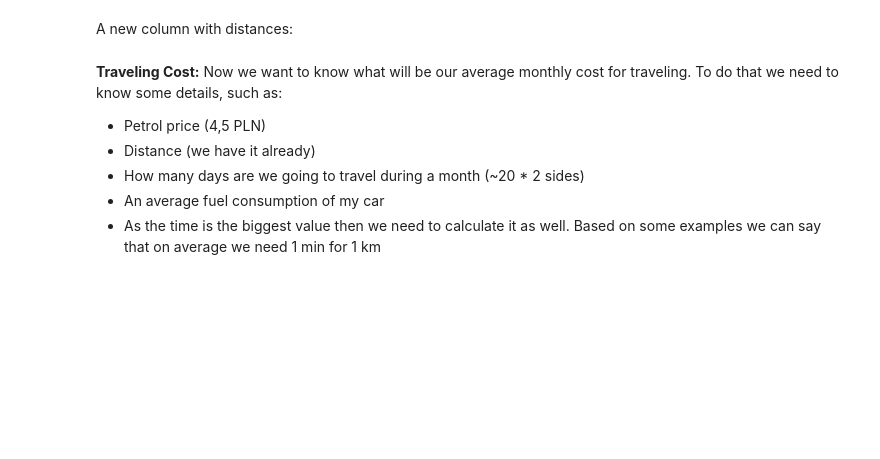
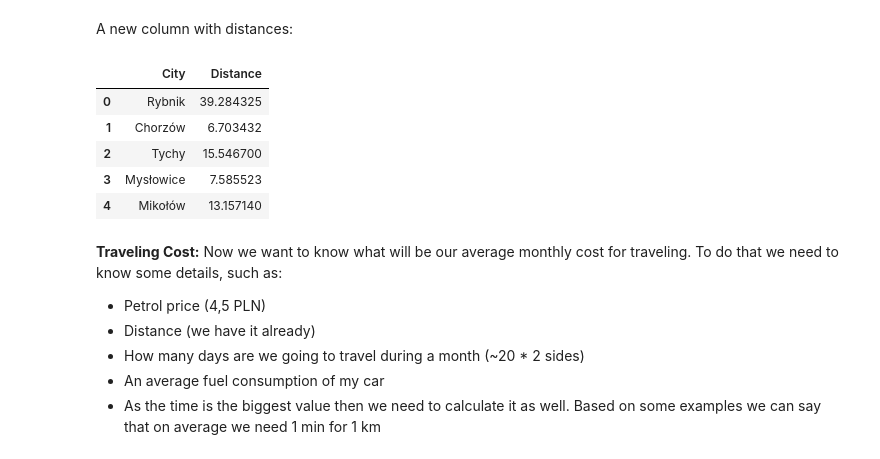
Before and after one commit to mborycki/Silesian_Real_Estate_Market, a Jupyter notebook: Real_Estate_Market_Analyzing.ipynb, the cells around one changed output. Cells and saved outputs as stored; diff of their text form; code cells hidden in the pictures; blank space fills up the shorter version.

```diff
--- a/Real_Estate_Market_Analyzing.ipynb
+++ b/Real_Estate_Market_Analyzing.ipynb
@@ -472,5 +822,5 @@ location.head(2)
 # %%
-df_cities = df_sale[['City']].drop_duplicates().reset_index()
+df_cities = df_sale[['City']].drop_duplicates()
 # %%
 df_cities = df_cities.merge(location, on='City', how='inner')
 # %%
@@ -484,12 +834,12 @@ for column in df_cities.columns:
 # %%
 city_list = []
 for city in range(len(df_cities)):
+    city_list.append(df_cities.iloc[city, 0])
     city_list.append(df_cities.iloc[city, 1])
-    city_list.append(df_cities.iloc[city, 2])
 # %%
 import folium
 # %%
-map = folium.Map(location=[50.226329, 19.019543], zoom_start=10)
+map = folium.Map(location=[50.226329, 19.019543], zoom_start=9.4)
 # %%
 def add_location(city,lat,lon):
     tooltip = 'Click for more info'
@@ -552,3 +904,12 @@ df1['Distance'] = location.apply(lambda x: distance_calc(x.City),axis=1)
+# %%
+df1.head()
+# %% [output]
+|  | City | Distance |
+| 0 | Rybnik | 39.284325 |
+| 1 | Chorzów | 6.703432 |
+| 2 | Tychy | 15.546700 |
+| 3 | Mysłowice | 7.585523 |
+| 4 | Mikołów | 13.157140 |
 # %% [markdown]
 **Traveling Cost:**
 Now we want to know what will be our average monthly cost for traveling. To do that we need to know some details, such as:
```
Also changed, not shown: parts of 92 cells of this notebook.
